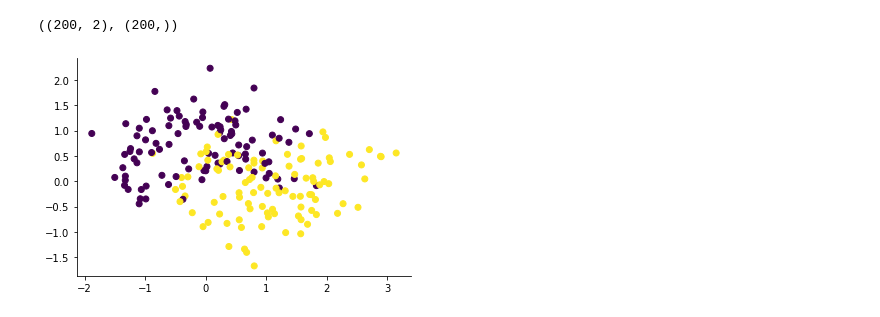
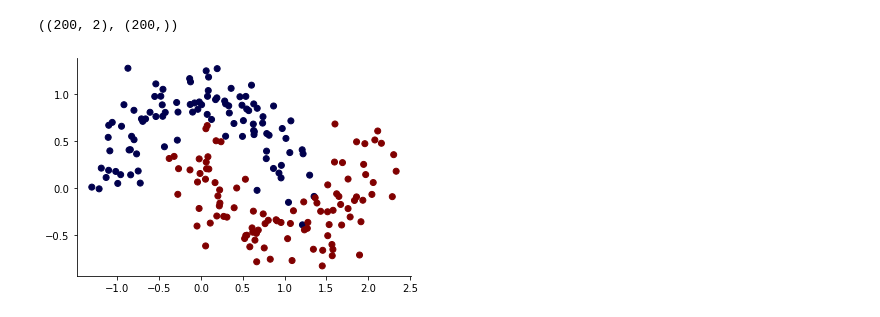
Before and after one commit to AnandShegde/bnn-zoo, a Jupyter notebook: notebooks/classification/deep ensemble makemoons.ipynb, the cells around one changed output. Drawn from its saved outputs; the diff is of its cells as text; code cells hidden in the pictures.

```diff
--- a/notebooks/classification/deep ensemble makemoons.ipynb
+++ b/notebooks/classification/deep ensemble makemoons.ipynb
@@ -13,13 +16,14 @@ from sklearn.model_selection import train_test_split
 # %%
-X,Y =  datasets.make_moons(200, noise=0.5)
+X,Y =  datasets.make_moons(200, noise=0.2)
+
 X.shape,Y.shape
 # %% [output]
 ((200, 2), (200,))
 # %%
-plt.scatter(X[:,0],X[:,1],c=Y)
+plt.scatter(X[:,0],X[:,1],c=Y,cmap='seismic')
 sns.despine()
 # %% [output]
-[figure, old version]
+[figure, new version]
 # %%
 X_train, X_test, y_train, y_test = train_test_split(X, Y, test_size=0.33, random_state=42)
 # %%
```
Also changed, not shown: parts of 12 cells of this notebook.
